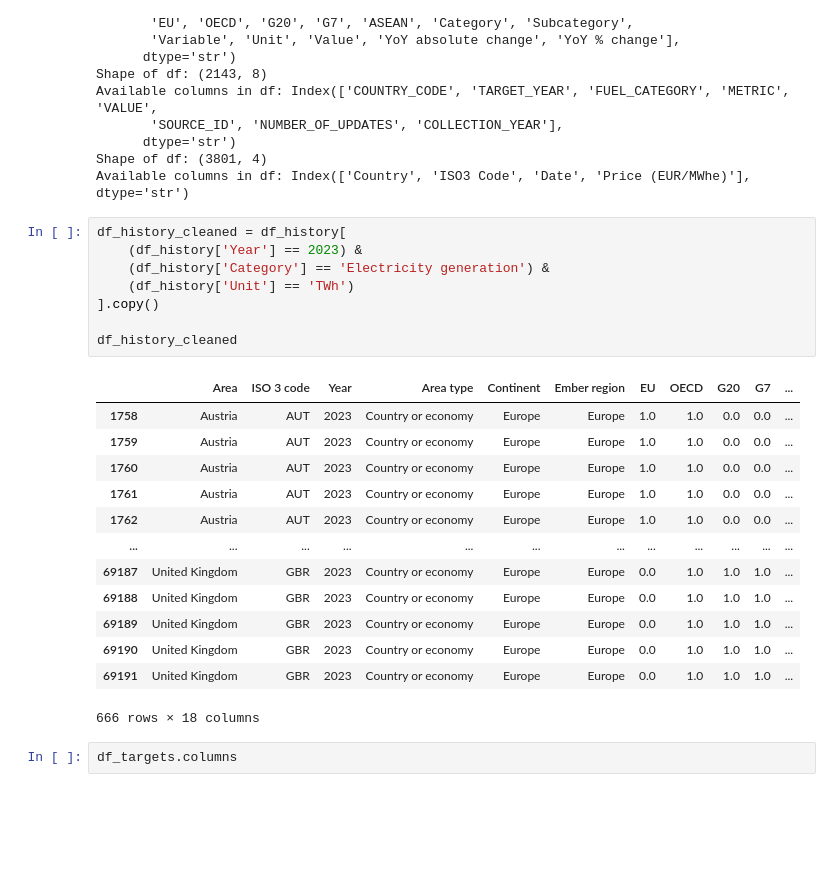
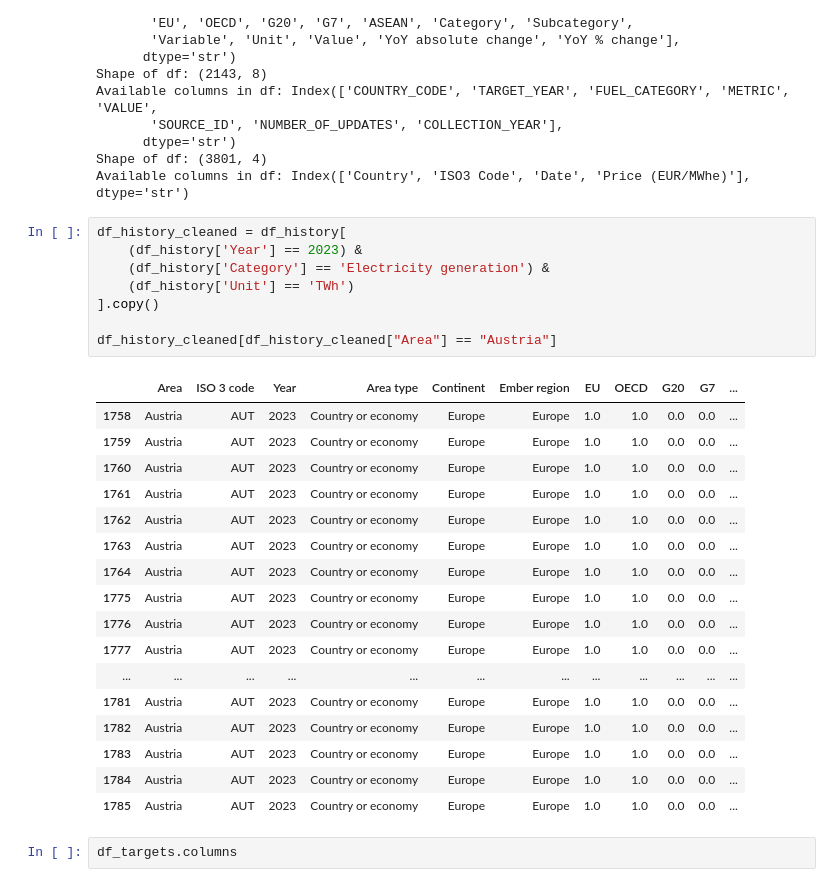
Before and after one commit to tklopper9/europes_energy_transition, a Jupyter notebook: notebook.ipynb, the cells around one changed output. Saved outputs shown, nothing was run; the diff lists cells and outputs as text; blank space fills up the shorter version.

```diff
--- a/notebook.ipynb
+++ b/notebook.ipynb
@@ -42,25 +46,29 @@ Available columns in df: Index(['Country', 'ISO3 Code', 'Date', 'Price (EUR/MWhe
 # %%
 df_history_cleaned = df_history[
     (df_history['Year'] == 2023) &
     (df_history['Category'] == 'Electricity generation') &
     (df_history['Unit'] == 'TWh')
 ].copy()
 
-df_history_cleaned
+df_history_cleaned[df_history_cleaned["Area"] == "Austria"]
 # %% [output]
 |  | Area | ISO 3 code | Year | Area type | Continent | Ember region | EU | OECD | G20 | G7 | ... |
 | 1758 | Austria | AUT | 2023 | Country or economy | Europe | Europe | 1.0 | 1.0 | 0.0 | 0.0 | ... |
 | 1759 | Austria | AUT | 2023 | Country or economy | Europe | Europe | 1.0 | 1.0 | 0.0 | 0.0 | ... |
 | 1760 | Austria | AUT | 2023 | Country or economy | Europe | Europe | 1.0 | 1.0 | 0.0 | 0.0 | ... |
 | 1761 | Austria | AUT | 2023 | Country or economy | Europe | Europe | 1.0 | 1.0 | 0.0 | 0.0 | ... |
 | 1762 | Austria | AUT | 2023 | Country or economy | Europe | Europe | 1.0 | 1.0 | 0.0 | 0.0 | ... |
+| 1763 | Austria | AUT | 2023 | Country or economy | Europe | Europe | 1.0 | 1.0 | 0.0 | 0.0 | ... |
+| 1764 | Austria | AUT | 2023 | Country or economy | Europe | Europe | 1.0 | 1.0 | 0.0 | 0.0 | ... |
+| 1775 | Austria | AUT | 2023 | Country or economy | Europe | Europe | 1.0 | 1.0 | 0.0 | 0.0 | ... |
+| 1776 | Austria | AUT | 2023 | Country or economy | Europe | Europe | 1.0 | 1.0 | 0.0 | 0.0 | ... |
+| 1777 | Austria | AUT | 2023 | Country or economy | Europe | Europe | 1.0 | 1.0 | 0.0 | 0.0 | ... |
 | ... | ... | ... | ... | ... | ... | ... | ... | ... | ... | ... | ... |
-| 69187 | United Kingdom | GBR | 2023 | Country or economy | Europe | Europe | 0.0 | 1.0 | 1.0 | 1.0 | ... |
-| 69188 | United Kingdom | GBR | 2023 | Country or economy | Europe | Europe | 0.0 | 1.0 | 1.0 | 1.0 | ... |
-| 69189 | United Kingdom | GBR | 2023 | Country or economy | Europe | Europe | 0.0 | 1.0 | 1.0 | 1.0 | ... |
-| 69190 | United Kingdom | GBR | 2023 | Country or economy | Europe | Europe | 0.0 | 1.0 | 1.0 | 1.0 | ... |
-| 69191 | United Kingdom | GBR | 2023 | Country or economy | Europe | Europe | 0.0 | 1.0 | 1.0 | 1.0 | ... |
+| 1781 | Austria | AUT | 2023 | Country or economy | Europe | Europe | 1.0 | 1.0 | 0.0 | 0.0 | ... |
+| 1782 | Austria | AUT | 2023 | Country or economy | Europe | Europe | 1.0 | 1.0 | 0.0 | 0.0 | ... |
+| 1783 | Austria | AUT | 2023 | Country or economy | Europe | Europe | 1.0 | 1.0 | 0.0 | 0.0 | ... |
+| 1784 | Austria | AUT | 2023 | Country or economy | Europe | Europe | 1.0 | 1.0 | 0.0 | 0.0 | ... |
+| 1785 | Austria | AUT | 2023 | Country or economy | Europe | Europe | 1.0 | 1.0 | 0.0 | 0.0 | ... |
-666 rows × 18 columns
 # %%
 df_targets.columns
 # %% [output]
```
Also changed, not shown: parts of 7 cells of this notebook.
